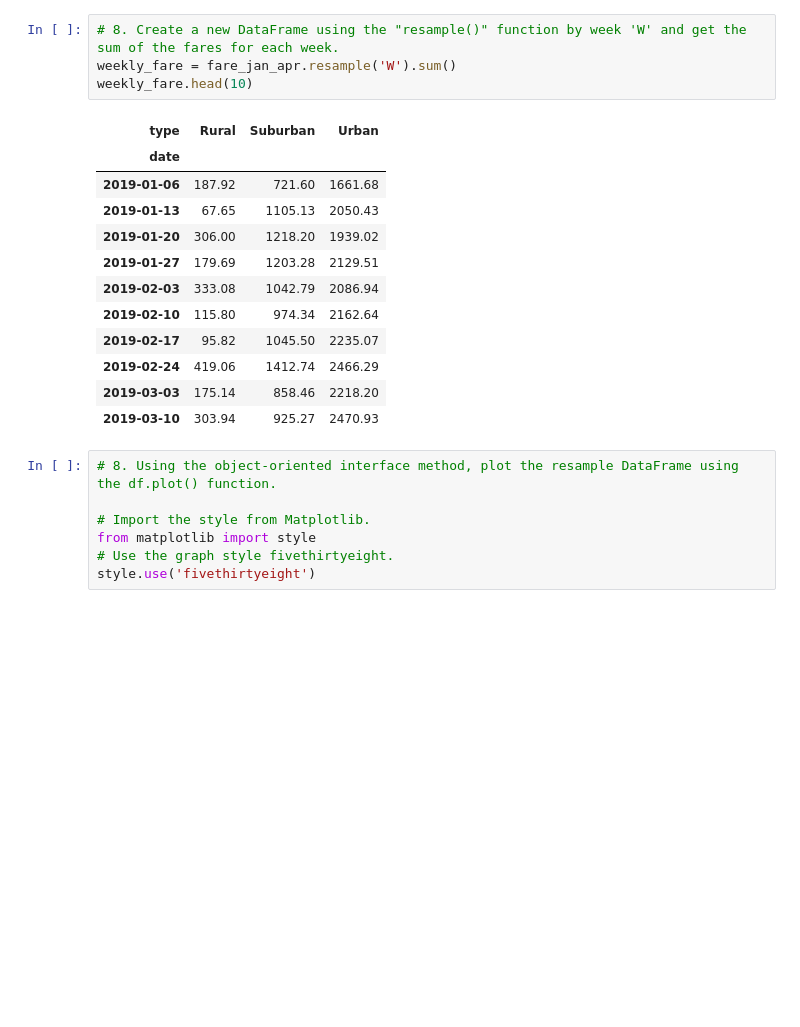
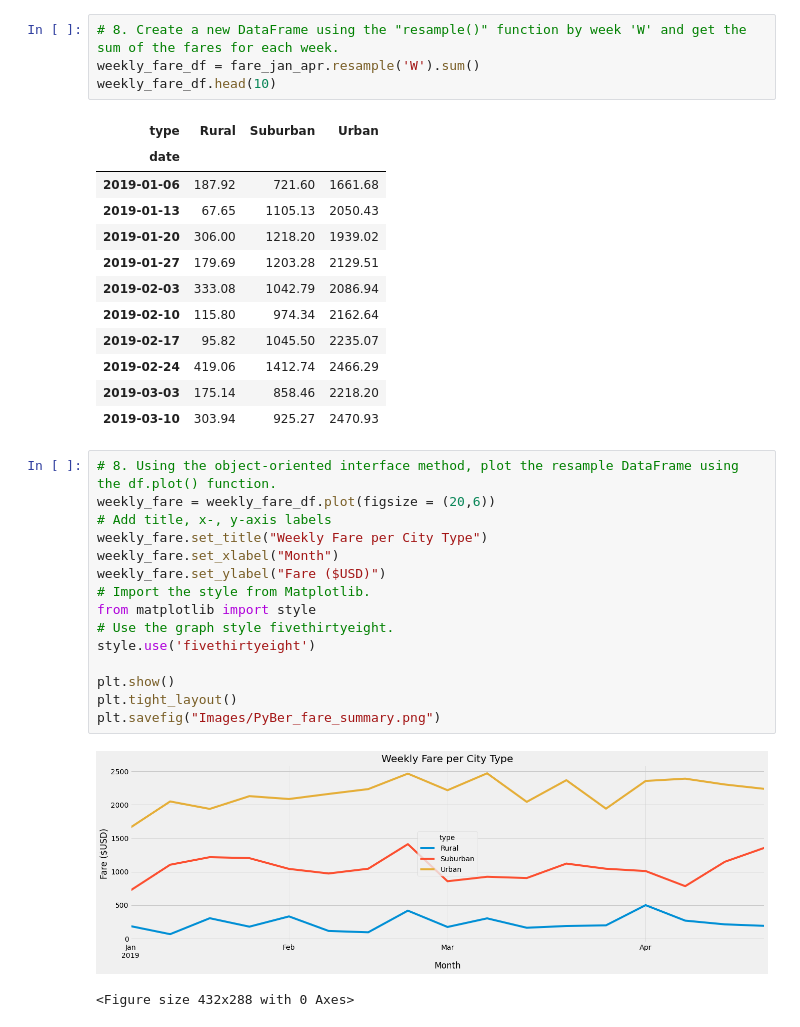
Before and after one commit to Josiebeepboop/PyBer_Analysis, a Jupyter notebook: PyBer_Challenge.ipynb, the cells around one changed output. Drawn from its saved outputs; the diff is of its cells as text; blank space fills up the shorter version.

```diff
--- a/PyBer_Challenge.ipynb
+++ b/PyBer_Challenge.ipynb
@@ -215,8 +215,8 @@ dtypes: float64(3)
 memory usage: 68.6 KB
 # %%
 # 8. Create a new DataFrame using the "resample()" function by week 'W' and get the sum of the fares for each week.
-weekly_fare = fare_jan_apr.resample('W').sum()
-weekly_fare.head(10)
+weekly_fare_df = fare_jan_apr.resample('W').sum()
+weekly_fare_df.head(10)
 # %% [output]
 | type | Rural | Suburban | Urban |
 | date |  |  |  |
@@ -232,8 +232,19 @@ weekly_fare.head(10)
 | 2019-03-10 | 303.94 | 925.27 | 2470.93 |
 # %%
 # 8. Using the object-oriented interface method, plot the resample DataFrame using the df.plot() function.
-
+weekly_fare = weekly_fare_df.plot(figsize = (20,6))
+# Add title, x-, y-axis labels
+weekly_fare.set_title("Weekly Fare per City Type")
+weekly_fare.set_xlabel("Month")
+weekly_fare.set_ylabel("Fare ($USD)")
 # Import the style from Matplotlib.
 from matplotlib import style
 # Use the graph style fivethirtyeight.
 style.use('fivethirtyeight')
+
+plt.show()
+plt.tight_layout()
+plt.savefig("Images/PyBer_fare_summary.png")
+# %% [output]
+[figure, added]
+<Figure size 432x288 with 0 Axes>
```
Also changed, not shown: 1 other file.
